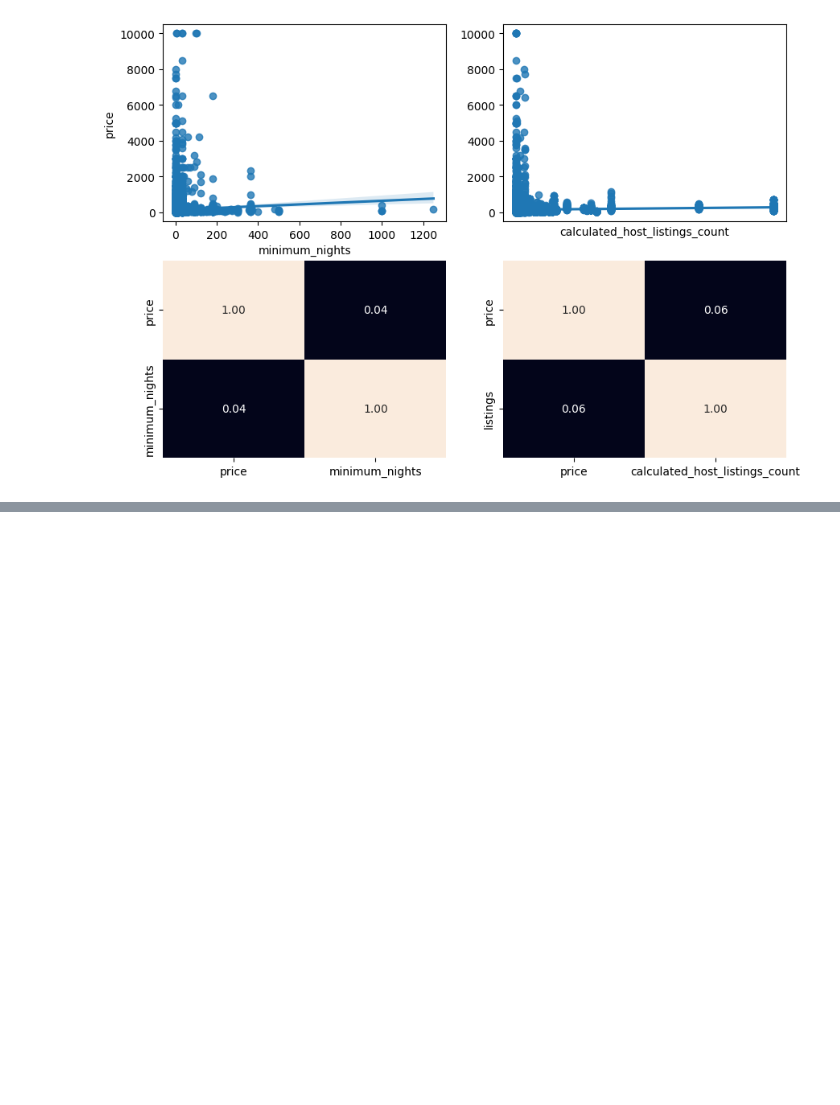
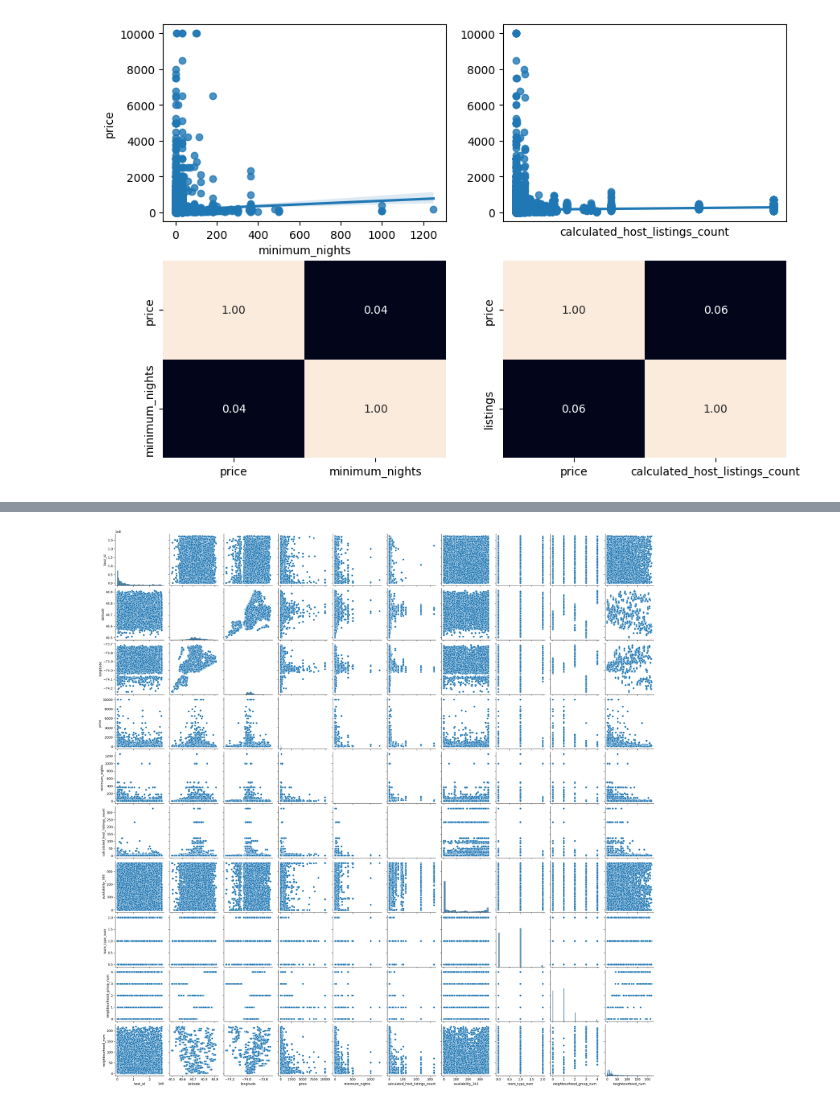
Before and after one commit to 4GeeksAcademy/Maldo1904_EDA, a Jupyter notebook: src/explore.ipynb, the cells around one changed output, grey strips where cells are left out. Saved outputs shown, nothing was run; the diff lists cells and outputs as text; code cells hidden in the pictures; blank space fills up the shorter version.

```diff
--- a/src/explore.ipynb
+++ b/src/explore.ipynb
@@ -138,0 +159,5 @@ sns.heatmap(df[['price','calculated_host_listings_count']].corr(),annot=True,fmt
+# %%
+sns.pairplot(data=df)
+plt.show()
+# %% [output]
+[figure, added]
```
Also changed, not shown: parts of 8 cells of this notebook.
